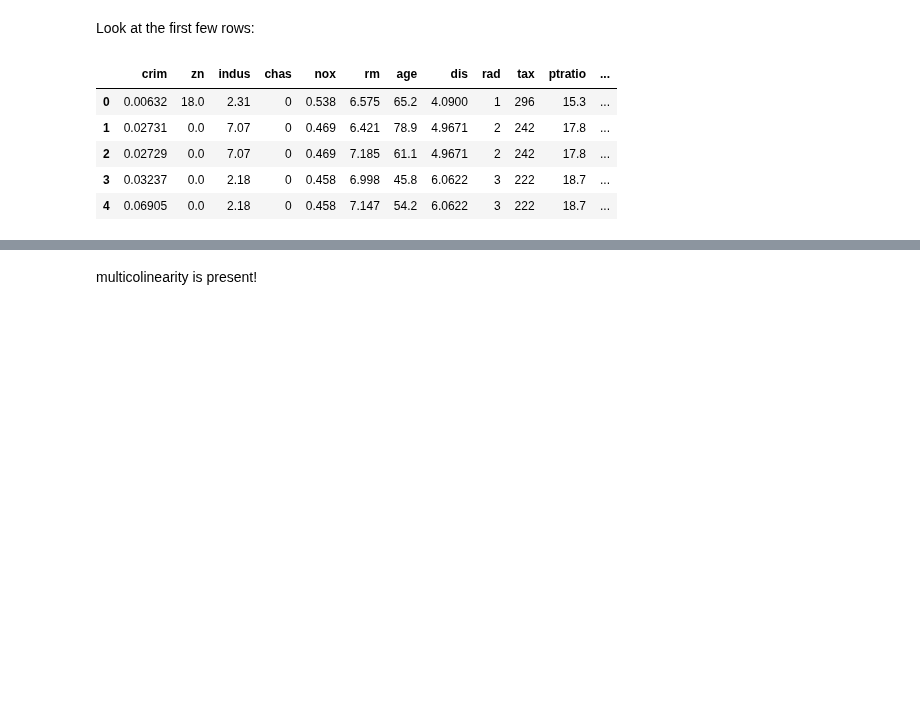
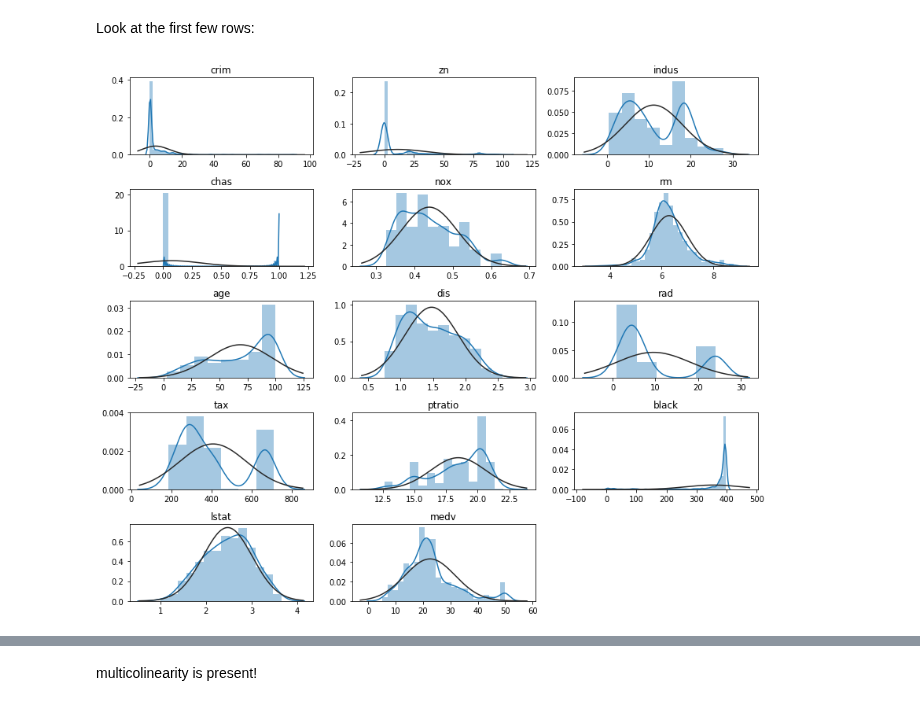
Before and after one commit to pysr1/pymc3_models, a Jupyter notebook: notebooks/Crocker_examples.ipynb, the cells around one changed output, grey strips where cells are left out. Cells and saved outputs as stored; diff of their text form; code cells hidden in the pictures; blank space fills up the shorter version.

```diff
--- a/notebooks/Crocker_examples.ipynb
+++ b/notebooks/Crocker_examples.ipynb
@@ -34,11 +20,17 @@ df = pd.read_csv('data/boston.csv')
 # %% [markdown]
 Look at the first few rows:
-# %%
-df.head()
-# %% [output]
-|  | crim | zn | indus | chas | nox | rm | age | dis | rad | tax | ptratio | ... |
-| 0 | 0.00632 | 18.0 | 2.31 | 0 | 0.538 | 6.575 | 65.2 | 4.0900 | 1 | 296 | 15.3 | ... |
-| 1 | 0.02731 | 0.0 | 7.07 | 0 | 0.469 | 6.421 | 78.9 | 4.9671 | 2 | 242 | 17.8 | ... |
-| 2 | 0.02729 | 0.0 | 7.07 | 0 | 0.469 | 7.185 | 61.1 | 4.9671 | 2 | 242 | 17.8 | ... |
-| 3 | 0.03237 | 0.0 | 2.18 | 0 | 0.458 | 6.998 | 45.8 | 6.0622 | 3 | 222 | 18.7 | ... |
-| 4 | 0.06905 | 0.0 | 2.18 | 0 | 0.458 | 7.147 | 54.2 | 6.0622 | 3 | 222 | 18.7 | ... |
+# %%
+from scipy.stats import norm
+fig, ax = plt.subplots(5, 3, figsize = (12, 10))
+ax = ax.ravel()
+j = 0
+for i in df.columns:
+    sns.distplot(df[i], ax = ax[j], fit = norm)
+    ax[j].set_title(i)
+    ax[j].set_xlabel("")
+    j += 1
+ax[14].axis('off')
+plt.tight_layout()
+plt.show()
+# %% [output]
+[figure, added]
```
Also changed, not shown: parts of 14 cells of this notebook.
